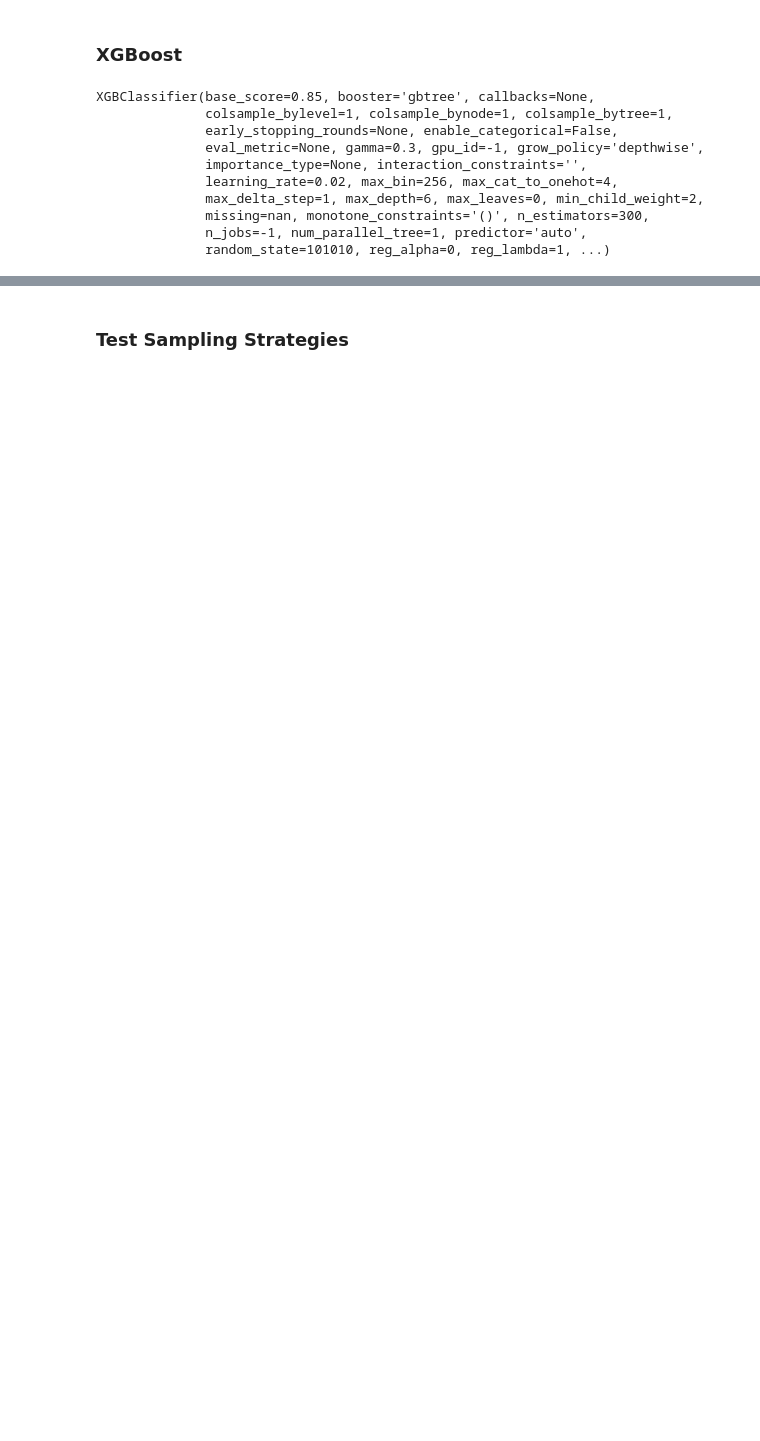
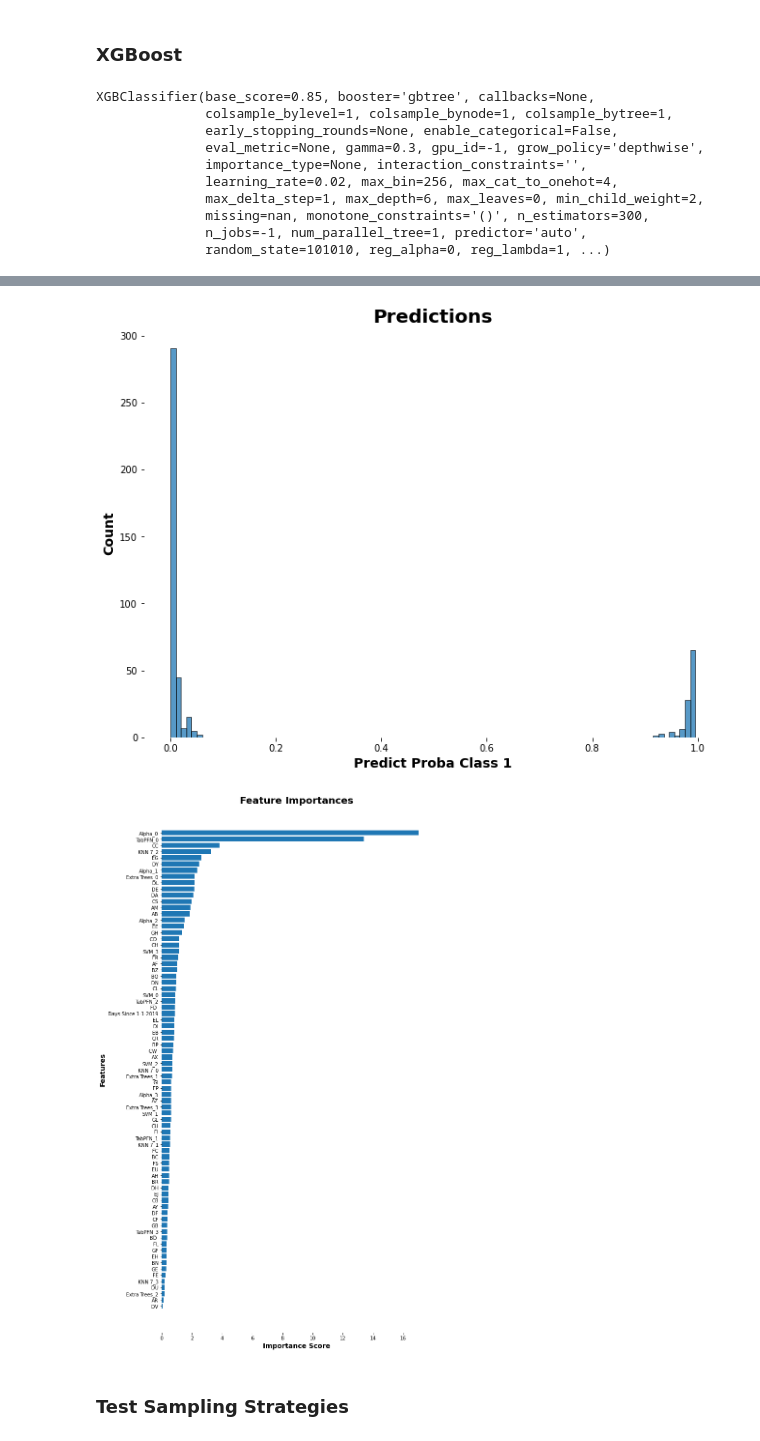
Before and after one commit to ClayGendron/icr-identify-age-related-conditions-kaggle, a Jupyter notebook: icr_modeling.ipynb, the cells around one changed output, grey strips where cells are left out. Saved outputs shown, nothing was run; the diff lists cells and outputs as text; code cells hidden in the pictures; blank space fills up the shorter version.

```diff
--- a/icr_modeling.ipynb
+++ b/icr_modeling.ipynb
@@ -255,3 +369,29 @@ plt.show()
+# %%
+# plot histogram of y_train_pred
+y_train_pred = catboost.predict_proba(X_train)[:,1]
+
+plt.figure(figsize = (11, 8))
+plt.title('Predictions', fontdict = font_dict_header)
+sns.histplot(y_train_pred, bins = 100, kde = False)
+plt.box(False)
+plt.xlabel('Predict Proba Class 1', fontdict = font_dict_axistitle)
+plt.ylabel('Count', fontdict = font_dict_axistitle)
+plt.box(False)
+plt.show()
+
+# plot feature importances
+importances = pd.Series(catboost.feature_importances_, index = X_train.columns).sort_values(ascending = True)
+
+plt.figure(figsize = (10, 20))
+plt.title('Feature Importances', fontdict = font_dict_header)
+plt.box(False)
+plt.barh(importances.index, importances.values)
+plt.xlabel('Importance Score', fontdict = font_dict_axistitle)
+plt.ylabel('Features', fontdict = font_dict_axistitle)
+plt.show()
+# %% [output]
+[figure, added]
+[figure, added]
 # %% [markdown]
 ### Test Sampling Strategies
 # %%
```
Also changed, not shown: parts of 31 cells of this notebook, 8 other files.
